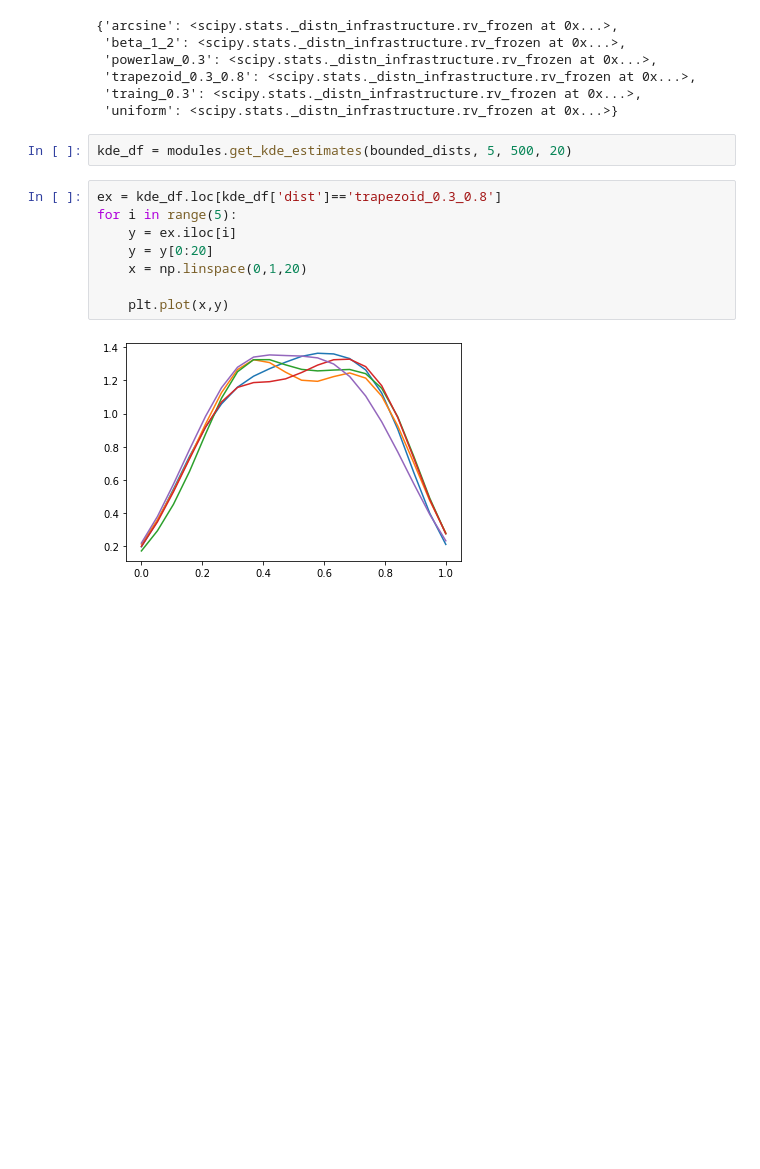
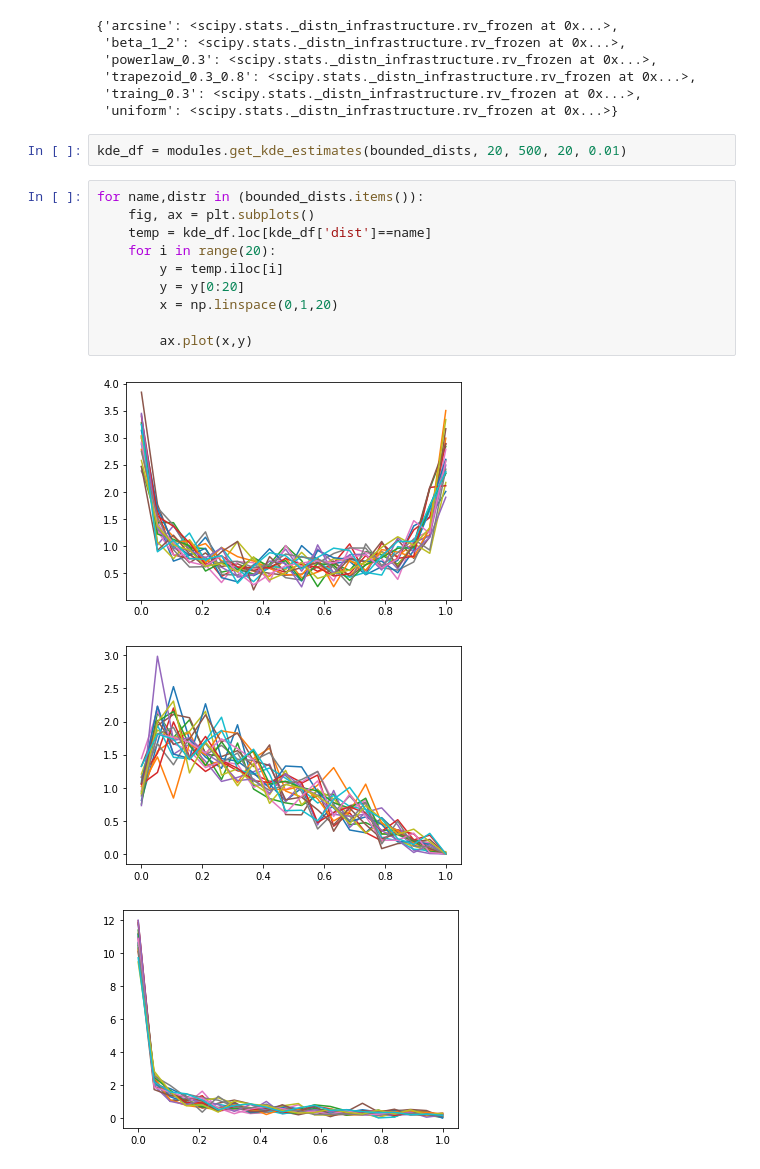
Before and after one commit to sheilafarrahi/thesis, a Jupyter notebook: kde.ipynb, the cells around one changed output. Saved outputs shown, nothing was run; the diff lists cells and outputs as text; blank space fills up the shorter version.

```diff
--- a/kde.ipynb
+++ b/kde.ipynb
@@ -28,14 +28,18 @@ bounded_dists
  'traing_0.3': <scipy.stats._distn_infrastructure.rv_frozen at 0x...>,
  'uniform': <scipy.stats._distn_infrastructure.rv_frozen at 0x...>}
 # %%
-kde_df = modules.get_kde_estimates(bounded_dists, 5, 500, 20)
+kde_df = modules.get_kde_estimates(bounded_dists, 20, 500, 20, 0.01)
-# %%
-ex = kde_df.loc[kde_df['dist']=='trapezoid_0.3_0.8']
-for i in range(5):
-    y = ex.iloc[i]
-    y = y[0:20]
-    x = np.linspace(0,1,20)
-
-    plt.plot(x,y)
-# %% [output]
-[figure, removed]
+# %%
+for name,distr in (bounded_dists.items()):
+    fig, ax = plt.subplots()
+    temp = kde_df.loc[kde_df['dist']==name]
+    for i in range(20):
+        y = temp.iloc[i]
+        y = y[0:20]
+        x = np.linspace(0,1,20)
+
+        ax.plot(x,y)
+# %% [output]
+[figure, added]
+[figure, added]
+[figure, added]
```
Also changed, not shown: parts of 8 cells of this notebook, 4 other files.
